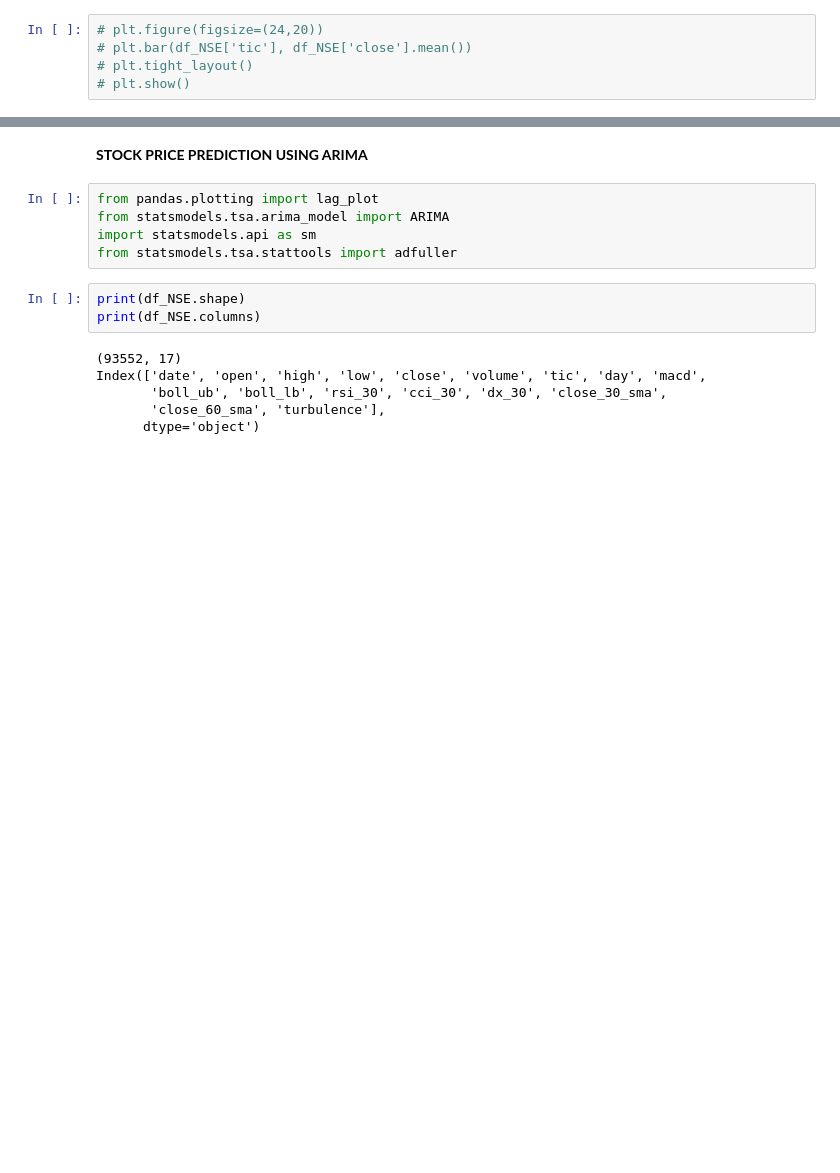
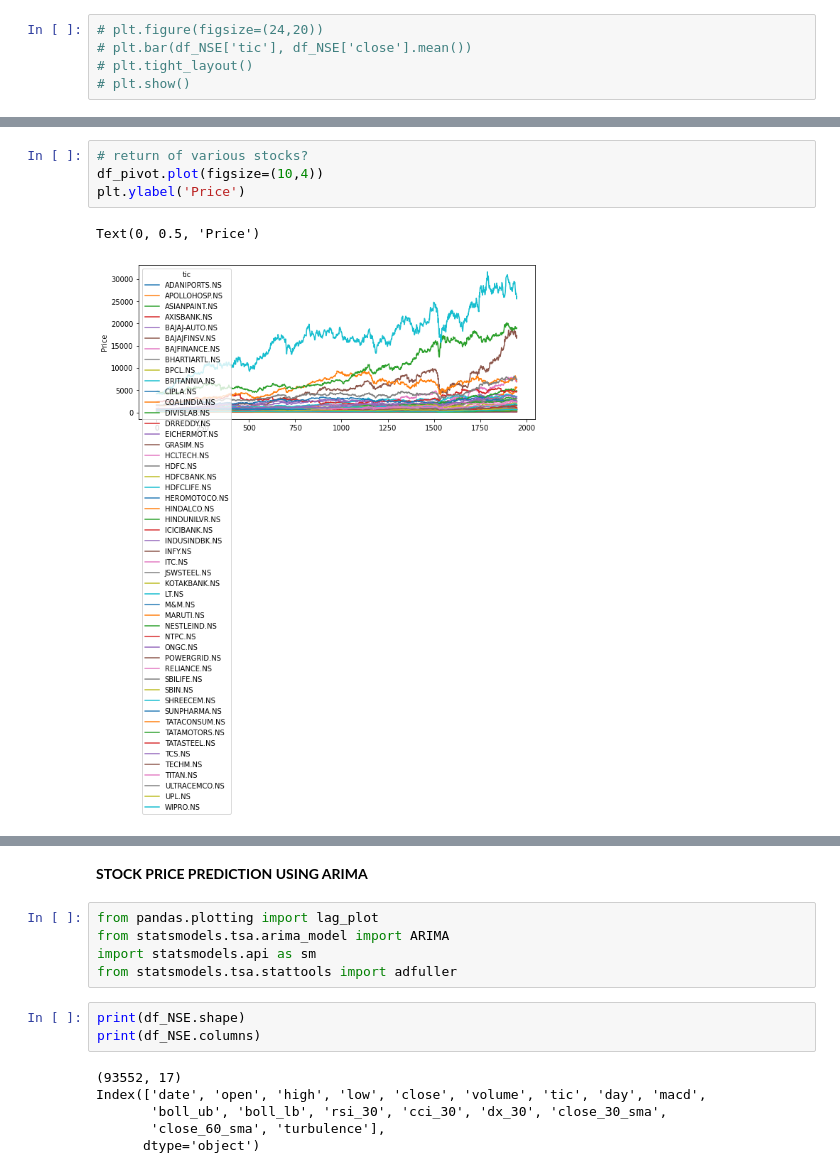
Before and after one commit to srilav/neuralnetwork, a Jupyter notebook: Team_11_Capstone_Project.ipynb, the cells around one changed output, grey strips where cells are left out. Drawn from its saved outputs; the diff is of its cells as text; blank space fills up the shorter version.

```diff
--- a/Team_11_Capstone_Project.ipynb
+++ b/Team_11_Capstone_Project.ipynb
@@ -170,0 +310,7 @@ Name: close, Length: 48, dtype: float64
+# %%
+# return of various stocks?
+df_pivot.plot(figsize=(10,4))
+plt.ylabel('Price')
+# %% [output]
+Text(0, 0.5, 'Price')
+[figure, added]
```
Also changed, not shown: parts of 21 cells of this notebook.
